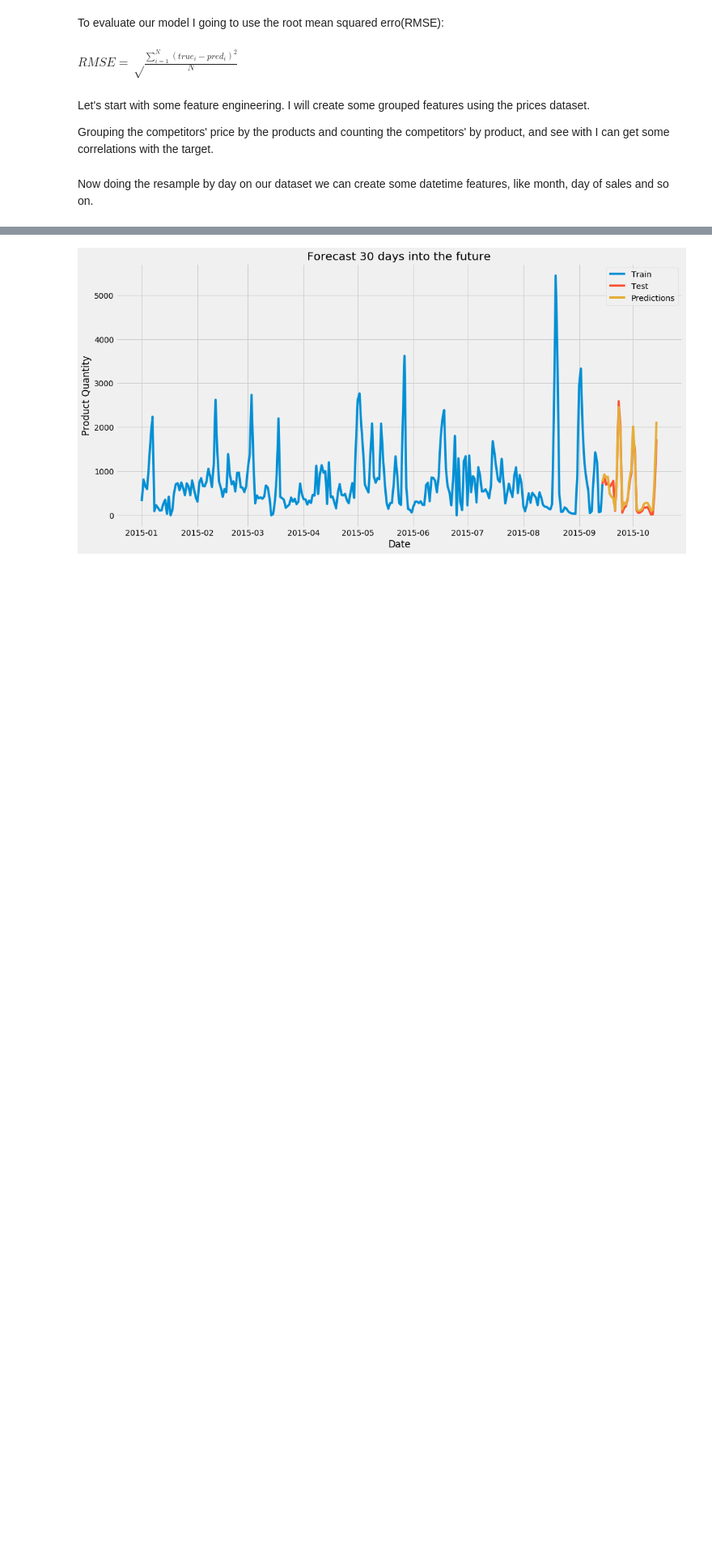
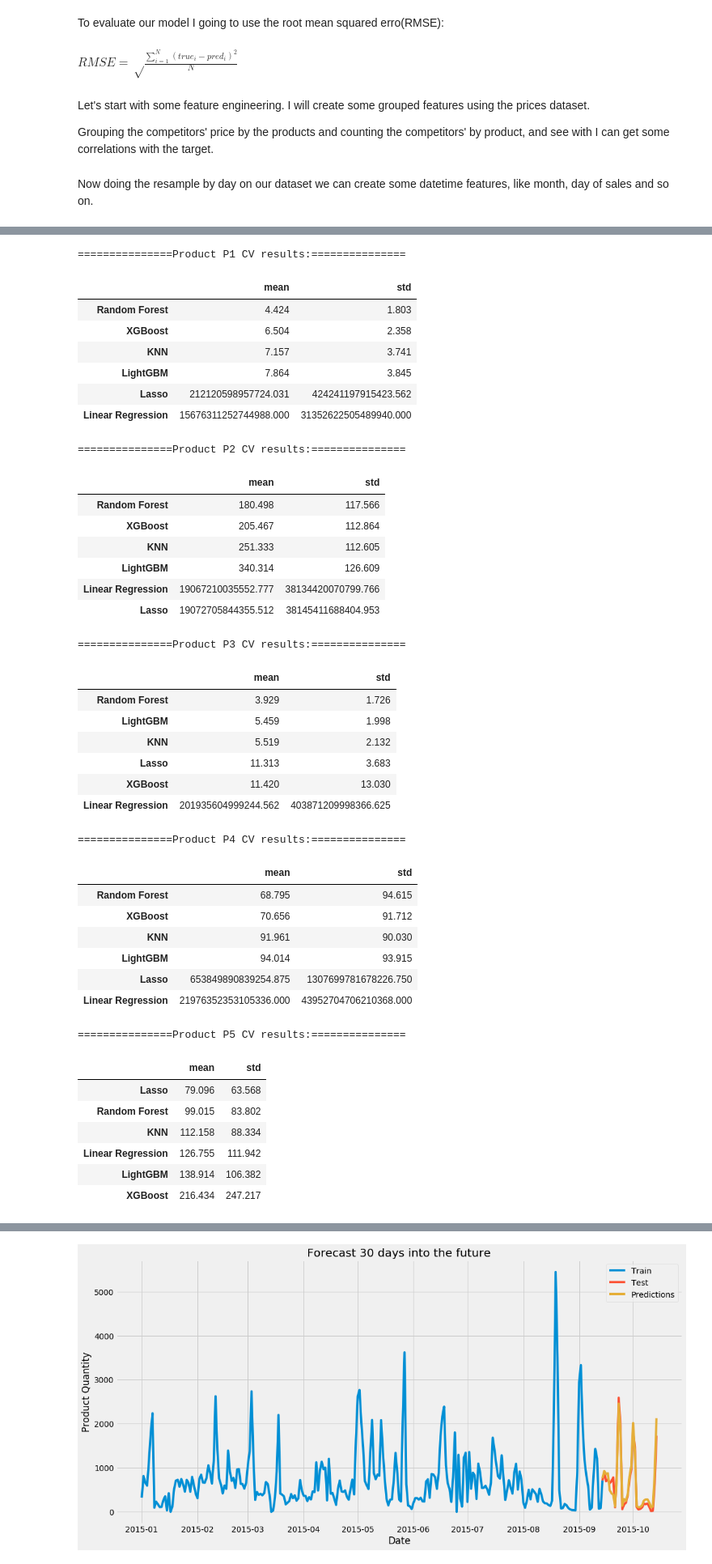
Before and after one commit to oliveirabruno92/Sales-Forecast, a Jupyter notebook: Analysis/Analysis.ipynb, the cells around one changed output, grey strips where cells are left out. Shown at 81% size. Cells and saved outputs as stored; diff of their text form; code cells hidden in the pictures; blank space fills up the shorter version.

Commit message:
fixing models

```diff
--- a/Analysis/Analysis.ipynb
+++ b/Analysis/Analysis.ipynb
@@ -729,8 +734,0 @@ p7 = sales[sales['prod_id'] == 'P7']
-# %%
-df = p7.resample('D').agg({'qty_order': 'sum', 'revenue': 'mean', 'competitor_price_per_prod': 'mean', 'competitor_per_prod': 'mean'})
-# %%
-df = datetime_features(df)
-# %%
-df = difference_features(df, 20)
-# %%
-df.fillna(0.0, inplace=True)
@@ -765,5 +756,49 @@ def timeseries_cv(model, data, n_splits=5):
 # %%
-results = pd.DataFrame([], columns=['mean', 'std'])
-for name, model in zip(names, models):
-    score = timeseries_cv(model, df)
-    results.loc[name] = [score.mean(), score.std()]
+for prod, df in dataframes.items():
+    results = pd.DataFrame([], columns=['mean', 'std'])
+    for name, model in zip(names, models):
+        score = timeseries_cv(model, dataframes[prod])
+        results.loc[name] = [score.mean(), score.std()]
+    print('='*15 + 'Product {} CV results:'.format(prod) + '='*15)
+    display(results.sort_values(by='mean', ascending=True))
+# %% [output]
+===============Product P1 CV results:===============
+|  | mean | std |
+| Random Forest | 4.424 | 1.803 |
+| XGBoost | 6.504 | 2.358 |
+| KNN | 7.157 | 3.741 |
+| LightGBM | 7.864 | 3.845 |
+| Lasso | 212120598957724.031 | 424241197915423.562 |
+| Linear Regression | 15676311252744988.000 | 31352622505489940.000 |
+===============Product P2 CV results:===============
+|  | mean | std |
+| Random Forest | 180.498 | 117.566 |
+| XGBoost | 205.467 | 112.864 |
+| KNN | 251.333 | 112.605 |
+| LightGBM | 340.314 | 126.609 |
+| Linear Regression | 19067210035552.777 | 38134420070799.766 |
+| Lasso | 19072705844355.512 | 38145411688404.953 |
+===============Product P3 CV results:===============
+|  | mean | std |
+| Random Forest | 3.929 | 1.726 |
+| LightGBM | 5.459 | 1.998 |
+| KNN | 5.519 | 2.132 |
+| Lasso | 11.313 | 3.683 |
+| XGBoost | 11.420 | 13.030 |
+| Linear Regression | 201935604999244.562 | 403871209998366.625 |
+===============Product P4 CV results:===============
+|  | mean | std |
+| Random Forest | 68.795 | 94.615 |
+| XGBoost | 70.656 | 91.712 |
+| KNN | 91.961 | 90.030 |
+| LightGBM | 94.014 | 93.915 |
+| Lasso | 653849890839254.875 | 1307699781678226.750 |
+| Linear Regression | 21976352353105336.000 | 43952704706210368.000 |
+===============Product P5 CV results:===============
+|  | mean | std |
+| Lasso | 79.096 | 63.568 |
+| Random Forest | 99.015 | 83.802 |
+| KNN | 112.158 | 88.334 |
+| Linear Regression | 126.755 | 111.942 |
+| LightGBM | 138.914 | 106.382 |
+| XGBoost | 216.434 | 247.217 |
```
Also changed, not shown: parts of 14 cells of this notebook.
